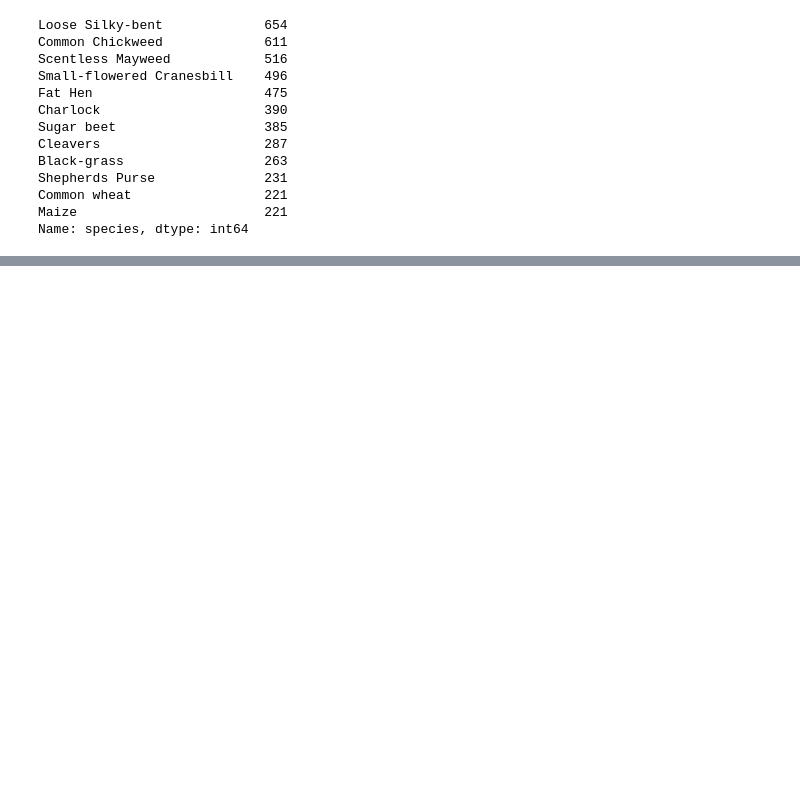
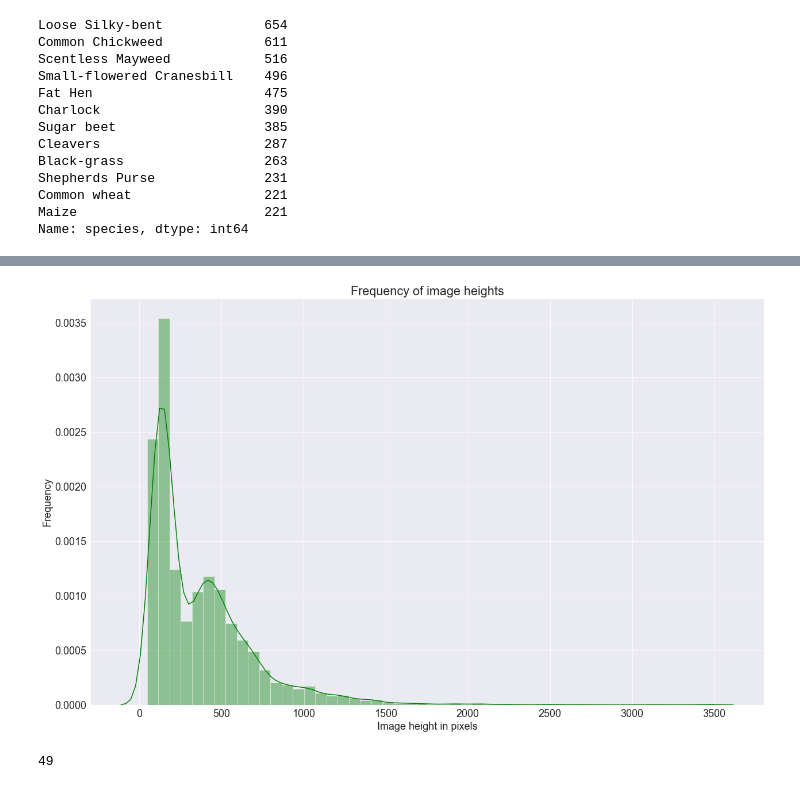
Before and after one commit to HStuklis/my-projects, a Jupyter notebook: plant-image-analysis/plant-image-analysis-code.ipynb, the cells around one changed output, grey strips where cells are left out. Saved outputs shown, nothing was run; the diff lists cells and outputs as text; code cells hidden in the pictures; blank space fills up the shorter version.

```diff
--- a/plant-image-analysis/plant-image-analysis-code.ipynb
+++ b/plant-image-analysis/plant-image-analysis-code.ipynb
@@ -89,7 +89,6 @@ Next we can consider the quality of the provided images. After a small look thro
-# %%
-for file in full_data['file_name']:
-    image = cv2.imread(file)
-    resized_image = cv2.resize(image, (300, 300), interpolation = cv2.INTER_LINEAR)
-    resized_file = file[:-4]
-    resized_file += '-resized.png'
-    cv2.imwrite(resized_file, resized_image)
+# %%
+shape_list = [ cv2.imread(file).shape for file in full_data['file_name'] ]
+heights = [ x[0] for x in shape_list ]
+widths = [ x[1] for x in shape_list ]
+full_data['image_height'] = heights
+full_data['image_width'] = widths
@@ -95,0 +104,11 @@ for file in full_data['file_name']:
+# %%
+sns.distplot(full_data['image_height'], color = 'green')
+plt.title('Frequency of image heights')
+plt.ylabel('Frequency')
+plt.xlabel('Image height in pixels');
+# %% [output]
+[figure, added]
+# %%
+full_data['image_height'].min()
+# %% [output]
+49
```
Also changed, not shown: parts of 15 cells of this notebook.
